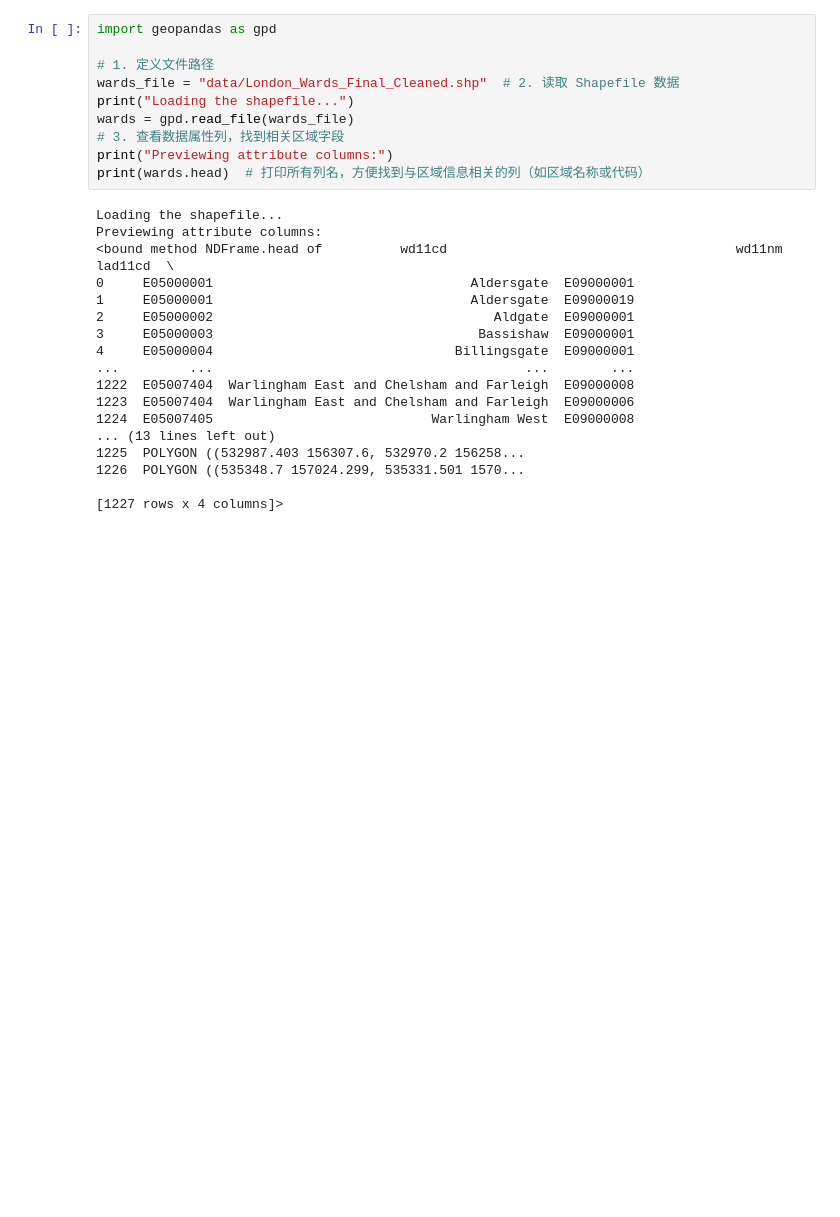
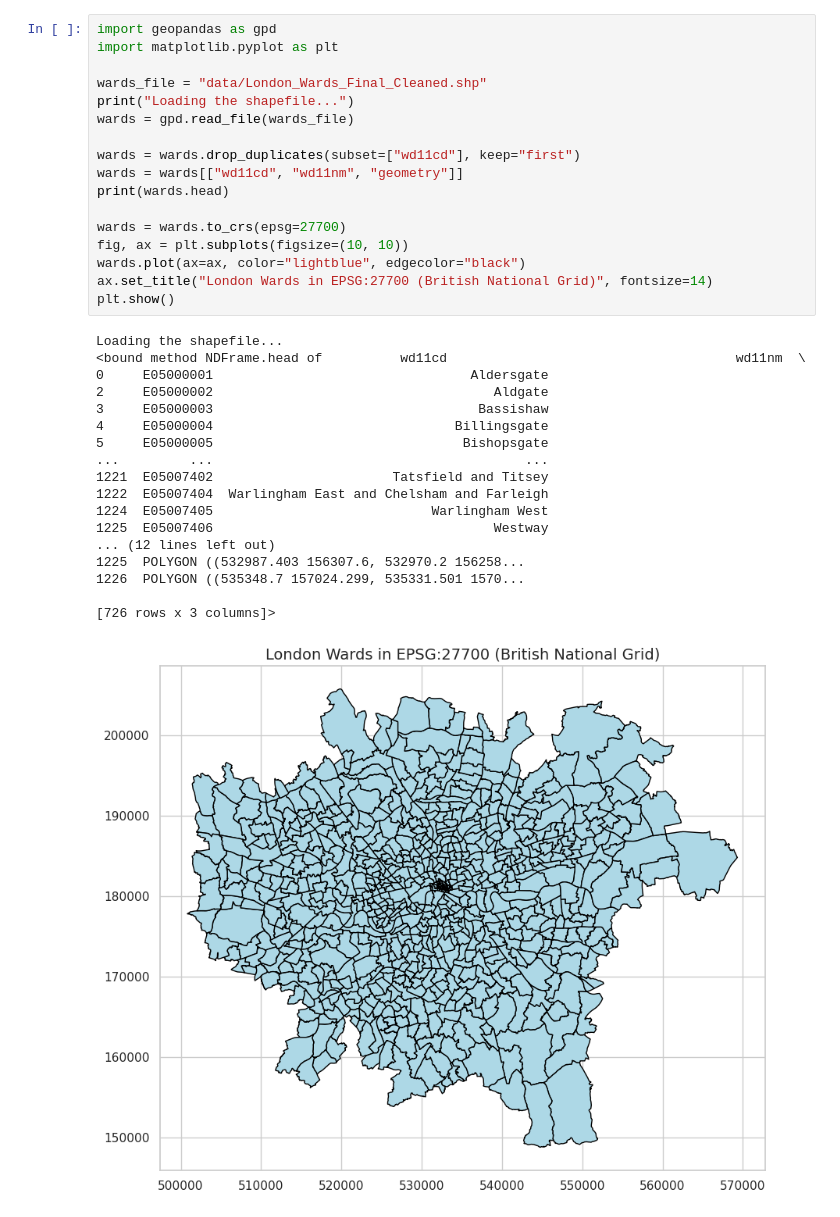
Before and after one commit to VeraLi0710/007QM-coursework, a Jupyter notebook: 07 code.ipynb, the cells around one changed output. Drawn from its saved outputs; the diff is of its cells as text; blank space fills up the shorter version.

```diff
--- a/07 code.ipynb
+++ b/07 code.ipynb
@@ -1,28 +1,36 @@
 # %%
 import geopandas as gpd
+import matplotlib.pyplot as plt
 
-# 1. 定义文件路径
-wards_file = "data/London_Wards_Final_Cleaned.shp"  # 2. 读取 Shapefile 数据
+wards_file = "data/London_Wards_Final_Cleaned.shp"
 print("Loading the shapefile...")
 wards = gpd.read_file(wards_file)
-# 3. 查看数据属性列，找到相关区域字段
-print("Previewing attribute columns:")
-print(wards.head)  # 打印所有列名，方便找到与区域信息相关的列（如区域名称或代码）
+
+wards = wards.drop_duplicates(subset=["wd11cd"], keep="first")
+wards = wards[["wd11cd", "wd11nm", "geometry"]]
+print(wards.head)
+
+wards = wards.to_crs(epsg=27700)
+fig, ax = plt.subplots(figsize=(10, 10))
+wards.plot(ax=ax, color="lightblue", edgecolor="black")
+ax.set_title("London Wards in EPSG:27700 (British National Grid)", fontsize=14)
+plt.show()
 # %% [output]
 Loading the shapefile...
-Previewing attribute columns:
-<bound method NDFrame.head of          wd11cd                                     wd11nm    lad11cd  \
-0     E05000001                                 Aldersgate  E09000001
-1     E05000001                                 Aldersgate  E09000019
-2     E05000002                                    Aldgate  E09000001
-3     E05000003                                  Bassishaw  E09000001
-4     E05000004                               Billingsgate  E09000001
-...         ...                                        ...        ...
-1222  E05007404  Warlingham East and Chelsham and Farleigh  E09000008
-1223  E05007404  Warlingham East and Chelsham and Farleigh  E09000006
-1224  E05007405                            Warlingham West  E09000008
-... (13 lines left out)
+<bound method NDFrame.head of          wd11cd                                     wd11nm  \
+0     E05000001                                 Aldersgate
+2     E05000002                                    Aldgate
+3     E05000003                                  Bassishaw
+4     E05000004                               Billingsgate
+5     E05000005                                Bishopsgate
+...         ...                                        ...
+1221  E05007402                       Tatsfield and Titsey
+1222  E05007404  Warlingham East and Chelsham and Farleigh
+1224  E05007405                            Warlingham West
+1225  E05007406                                    Westway
+... (12 lines left out)
 1225  POLYGON ((532987.403 156307.6, 532970.2 156258...
 1226  POLYGON ((535348.7 157024.299, 535331.501 1570...
 
-[1227 rows x 4 columns]>
+[726 rows x 3 columns]>
+[figure, added]
```
Also changed, not shown: parts of 29 cells of this notebook, 18 other files.
